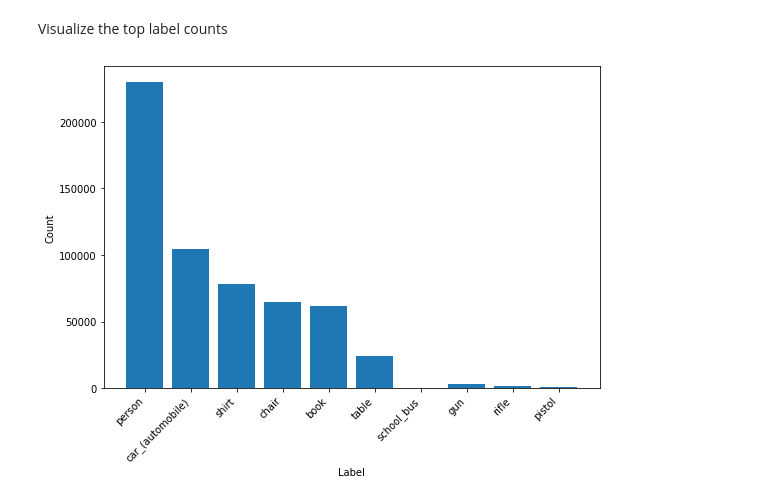
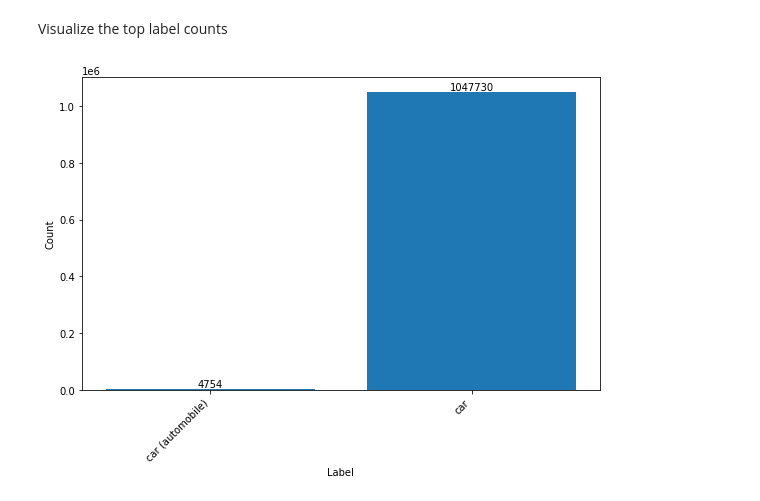
Before and after one commit to dnth/data-flywheel, a Jupyter notebook: notebooks/load_dataset.ipynb, the cells around one changed output. Drawn from its saved outputs; the diff is of its cells as text; code cells hidden in the pictures.

```diff
--- a/notebooks/load_dataset.ipynb
+++ b/notebooks/load_dataset.ipynb
@@ -7,6 +7,6 @@ URL -  s3://object-detection-training-achiya/v3_eva02_autolabeling/full_oi_test_
 # %%
 import pandas as pd
 
-df = pd.read_parquet('full_oi_test_set_eva02.parquet')
+df = pd.read_parquet('../train.parquet')
 df
 # %% [output]
@@ -32,20 +32,27 @@ Visualize the top label counts
 # %%
 import matplotlib.pyplot as plt
 
 label_counts = df['label'].value_counts()
 
 # Filter the label counts for the desired labels
-desired_labels = ['person', 'car_(automobile)', 'shirt', 'chair', 'book', 'table', 'school_bus', 'gun', 'rifle', 'pistol']
+desired_labels = ['car (automobile)', 'car']
 filtered_counts = label_counts[desired_labels]
 
 plt.figure(figsize=(8, 6))
-plt.bar(filtered_counts.index, filtered_counts.values)
+bars = plt.bar(filtered_counts.index, filtered_counts.values)
 plt.xlabel('Label')
 plt.ylabel('Count')
 plt.xticks(rotation=45, ha='right')
+
+# Add value labels to the bars
+for bar in bars:
+    height = bar.get_height()
+    plt.text(bar.get_x() + bar.get_width() / 2, height,
+             str(height), ha='center', va='bottom')
+
 plt.tight_layout()
 plt.show()
 # %% [output]
-[figure, old version]
+[figure, new version]
 # %%
 # Get rows with school bus label
```
Also changed, not shown: parts of 7 cells of this notebook.
